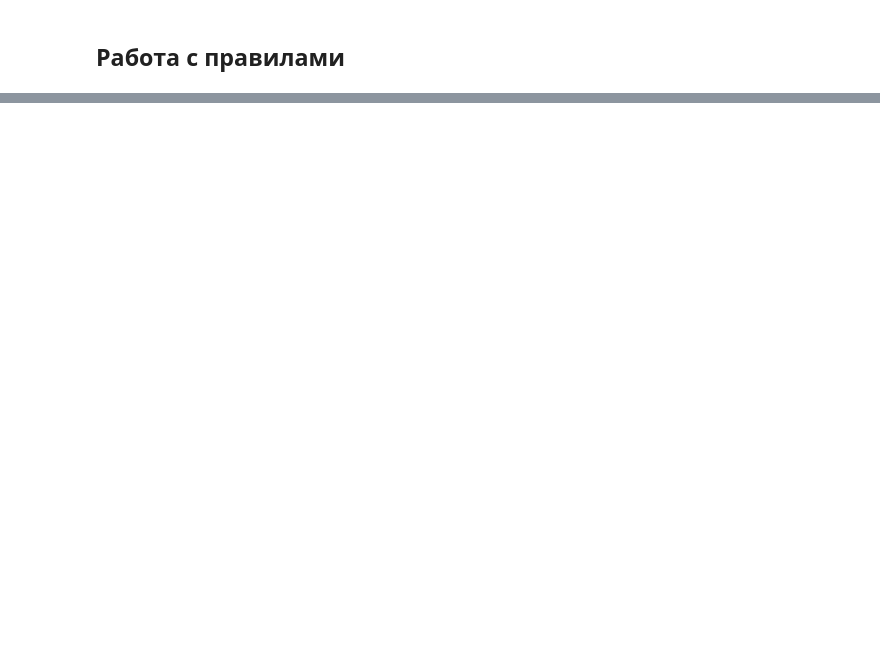
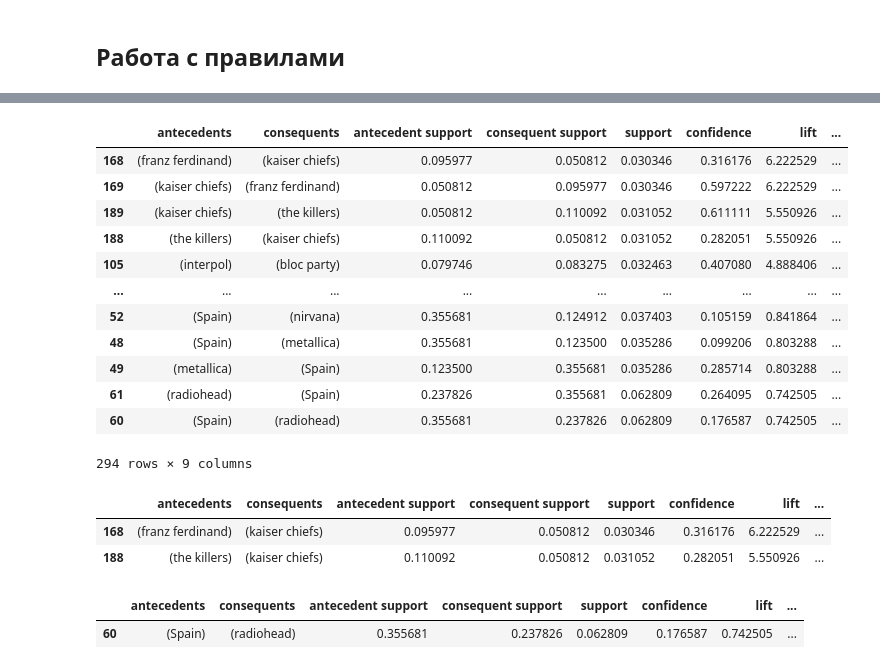
Before and after one commit to ostrenkota/IAD, a Jupyter notebook: lab2/Hometask 2 - LastFM mining.ipynb, the cells around one changed output, grey strips where cells are left out. Drawn from its saved outputs; the diff is of its cells as text; code cells hidden in the pictures; blank space fills up the shorter version.

Commit message:
add 1,2 rules

```diff
--- a/lab2/Hometask 2 - LastFM mining.ipynb
+++ b/lab2/Hometask 2 - LastFM mining.ipynb
@@ -172,0 +175,38 @@ frequent_itemsets_fpmax
+# %%
+rules_lift = association_rules(frequent_itemsets_apriori, metric="lift", min_threshold=0.5).sort_values(by='lift', ascending=False)
+rules_lift
+# %% [output]
+|  | antecedents | consequents | antecedent support | consequent support | support | confidence | lift | ... |
+| 168 | (franz ferdinand) | (kaiser chiefs) | 0.095977 | 0.050812 | 0.030346 | 0.316176 | 6.222529 | ... |
+| 169 | (kaiser chiefs) | (franz ferdinand) | 0.050812 | 0.095977 | 0.030346 | 0.597222 | 6.222529 | ... |
+| 189 | (kaiser chiefs) | (the killers) | 0.050812 | 0.110092 | 0.031052 | 0.611111 | 5.550926 | ... |
+| 188 | (the killers) | (kaiser chiefs) | 0.110092 | 0.050812 | 0.031052 | 0.282051 | 5.550926 | ... |
+| 105 | (interpol) | (bloc party) | 0.079746 | 0.083275 | 0.032463 | 0.407080 | 4.888406 | ... |
+| ... | ... | ... | ... | ... | ... | ... | ... | ... |
+| 52 | (Spain) | (nirvana) | 0.355681 | 0.124912 | 0.037403 | 0.105159 | 0.841864 | ... |
+| 48 | (Spain) | (metallica) | 0.355681 | 0.123500 | 0.035286 | 0.099206 | 0.803288 | ... |
+| 49 | (metallica) | (Spain) | 0.123500 | 0.355681 | 0.035286 | 0.285714 | 0.803288 | ... |
+| 61 | (radiohead) | (Spain) | 0.237826 | 0.355681 | 0.062809 | 0.264095 | 0.742505 | ... |
+| 60 | (Spain) | (radiohead) | 0.355681 | 0.237826 | 0.062809 | 0.176587 | 0.742505 | ... |
+294 rows × 9 columns
+# %%
+#rules_lift.head(5)
+#любителям Franz Ferdinand и  The killer можно посоветовать Kaiser chiefs (т.к. KC менее популярны, чем FF и TK)
+rules_lift[(rules_lift['lift'] > 5.0) & ( rules_lift['conviction'] < 2.0)].head(5)
+# %% [output]
+|  | antecedents | consequents | antecedent support | consequent support | support | confidence | lift | ... |
+| 168 | (franz ferdinand) | (kaiser chiefs) | 0.095977 | 0.050812 | 0.030346 | 0.316176 | 6.222529 | ... |
+| 188 | (the killers) | (kaiser chiefs) | 0.110092 | 0.050812 | 0.031052 | 0.282051 | 5.550926 | ... |
+# %%
+rules_lift2 = rules_lift[(rules_lift['consequents'] != frozenset('Spain'))
+                         &(rules_lift['consequents'] != frozenset('France'))
+                         &(rules_lift['consequents'] != frozenset('Portugal'))
+                         &(rules_lift['consequents'] != frozenset('Belgium'))
+                         &(rules_lift['consequents'] != frozenset('Italy'))
+                        & (rules_lift['support'] < 0.1)
+                        ].sort_values(by='lift', ascending=True)
+rules_lift2.head(1)
+#Radiohead не стоит ехать с большими концертами в Испанию, они там не особо популярны
+# %% [output]
+|  | antecedents | consequents | antecedent support | consequent support | support | confidence | lift | ... |
+| 60 | (Spain) | (radiohead) | 0.355681 | 0.237826 | 0.062809 | 0.176587 | 0.742505 | ... |
```
Also changed, not shown: parts of 5 cells of this notebook.
